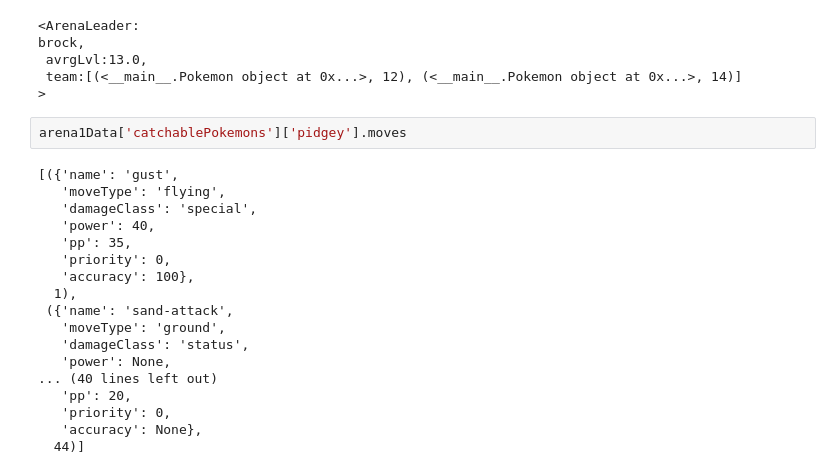
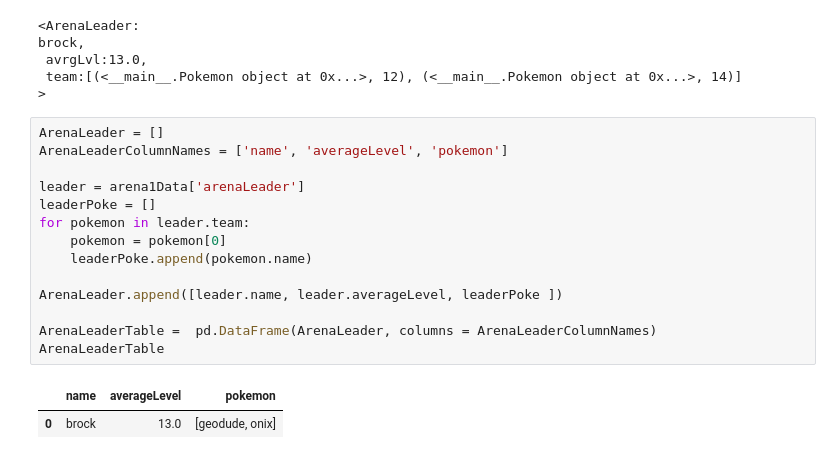
Before and after one commit to h3nk42/catchEmAll, a Jupyter notebook: arena1.ipynb, the cells around one changed output. Drawn from its saved outputs; the diff is of its cells as text.

```diff
--- a/arena1.ipynb
+++ b/arena1.ipynb
@@ -222,23 +231,20 @@ brock,
  avrgLvl:13.0,
  team:[(<__main__.Pokemon object at 0x...>, 12), (<__main__.Pokemon object at 0x...>, 14)]
 >
-# %%
-arena1Data['catchablePokemons']['pidgey'].moves
-# %% [output]
-[({'name': 'gust',
-   'moveType': 'flying',
-   'damageClass': 'special',
-   'power': 40,
-   'pp': 35,
-   'priority': 0,
-   'accuracy': 100},
-  1),
- ({'name': 'sand-attack',
-   'moveType': 'ground',
-   'damageClass': 'status',
-   'power': None,
-... (40 lines left out)
-   'pp': 20,
-   'priority': 0,
-   'accuracy': None},
-  44)]
+# %%
+ArenaLeader = []
+ArenaLeaderColumnNames = ['name', 'averageLevel', 'pokemon']
+
+leader = arena1Data['arenaLeader']
+leaderPoke = []
+for pokemon in leader.team:
+    pokemon = pokemon[0]
+    leaderPoke.append(pokemon.name)
+
+ArenaLeader.append([leader.name, leader.averageLevel, leaderPoke ])
+
+ArenaLeaderTable =  pd.DataFrame(ArenaLeader, columns = ArenaLeaderColumnNames)
+ArenaLeaderTable
+# %% [output]
+|  | name | averageLevel | pokemon |
+| 0 | brock | 13.0 | [geodude, onix] |
```
Also changed, not shown: parts of 6 cells of this notebook, 8 other files.
